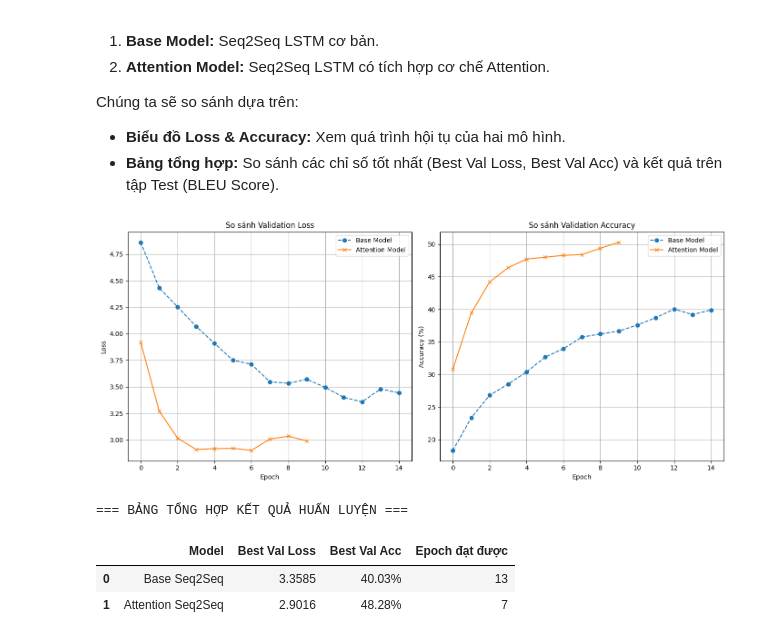
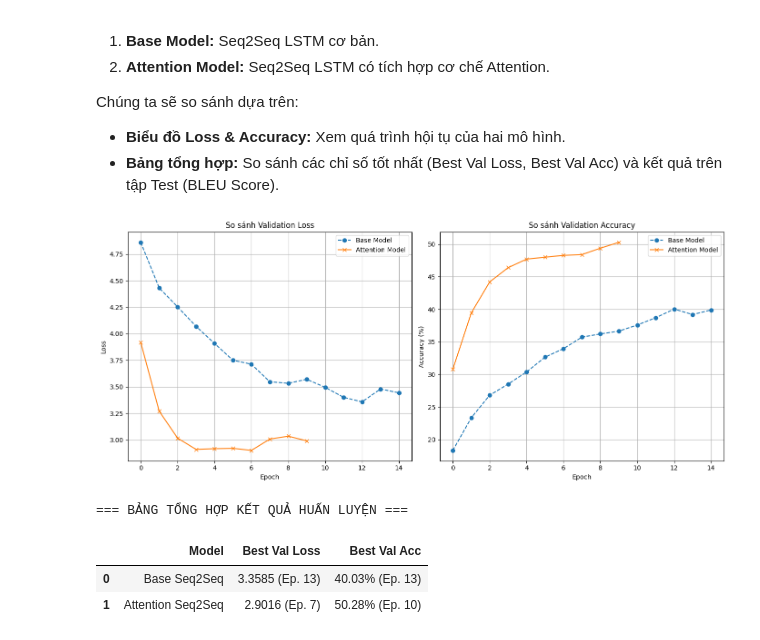
Before and after one commit to hminhquaan/NLP_Project, a Jupyter notebook: scripts/en_fr.ipynb, the cells around one changed output. Drawn from its saved outputs; the diff is of its cells as text; code cells hidden in the pictures.

```diff
--- a/scripts/en_fr.ipynb
+++ b/scripts/en_fr.ipynb
@@ -1319,42 +1319,51 @@ if os.path.exists(base_history_file) and os.path.exists(attn_history_file):
     plt.title('So sánh Validation Accuracy')
     plt.xlabel('Epoch')
     plt.ylabel('Accuracy (%)')
     plt.legend()
     plt.grid(True)
 
     plt.tight_layout()
     plt.savefig('models/comparison_chart.png')
     plt.show()
 
     # 3. Bảng tổng hợp chỉ số tốt nhất
-    # Tìm epoch có Val Loss thấp nhất
-    best_base_idx = base_hist['val_loss'].index(min(base_hist['val_loss']))
-    best_attn_idx = attn_hist['val_loss'].index(min(attn_hist['val_loss']))
+    # Base Model
+    min_loss_base = min(base_hist['val_loss'])
+    min_loss_base_ep = base_hist['val_loss'].index(min_loss_base) + 1
+
+    max_acc_base = max(base_hist['val_acc'])
+    max_acc_base_ep = base_hist['val_acc'].index(max_acc_base) + 1
+
+    # Attention Model
+    min_loss_attn = min(attn_hist['val_loss'])
+    min_loss_attn_ep = attn_hist['val_loss'].index(min_loss_attn) + 1
+
+    max_acc_attn = max(attn_hist['val_acc'])
+    max_acc_attn_ep = attn_hist['val_acc'].index(max_acc_attn) + 1
 
     data.append({
         'Model': 'Base Seq2Seq',
-        'Best Val Loss': f"{base_hist['val_loss'][best_base_idx]:.4f}",
-        'Best Val Acc': f"{base_hist['val_acc'][best_base_idx]*100:.2f}%",
-        'Epoch đạt được': best_base_idx + 1
+        'Best Val Loss': f"{min_loss_base:.4f} (Ep. {min_loss_base_ep})",
+        'Best Val Acc': f"{max_acc_base*100:.2f}% (Ep. {max_acc_base_ep})"
     })
 
     data.append({
         'Model': 'Attention Seq2Seq',
-        'Best Val Loss': f"{attn_hist['val_loss'][best_attn_idx]:.4f}",
-        'Best Val Acc': f"{attn_hist['val_acc'][best_attn_idx]*100:.2f}%",
-        'Epoch đạt được': best_attn_idx + 1
+        'Best Val Loss': f"{min_loss_attn:.4f} (Ep. {min_loss_attn_ep})",
+        'Best Val Acc': f"{max_acc_attn*100:.2f}% (Ep. {max_acc_attn_ep})"
     })
 
     print("\n=== BẢNG TỔNG HỢP KẾT QUẢ HUẤN LUYỆN ===")
     df = pd.DataFrame(data)
 
+    # Hiển thị bảng
     display(df.style.set_properties(**{'text-align': 'center'}).set_table_styles([dict(selector='th', props=[('text-align', 'center')])]))
 
 else:
     print("Không tìm thấy đủ file lịch sử huấn luyện để so sánh.")
 # %% [output]
 [figure]
 === BẢNG TỔNG HỢP KẾT QUẢ HUẤN LUYỆN ===
-|  | Model | Best Val Loss | Best Val Acc | Epoch đạt được |
-| 0 | Base Seq2Seq | 3.3585 | 40.03% | 13 |
-| 1 | Attention Seq2Seq | 2.9016 | 48.28% | 7 |
+|  | Model | Best Val Loss | Best Val Acc |
+| 0 | Base Seq2Seq | 3.3585 (Ep. 13) | 40.03% (Ep. 13) |
+| 1 | Attention Seq2Seq | 2.9016 (Ep. 7) | 50.28% (Ep. 10) |
```
Also changed, not shown: 1 other file.
